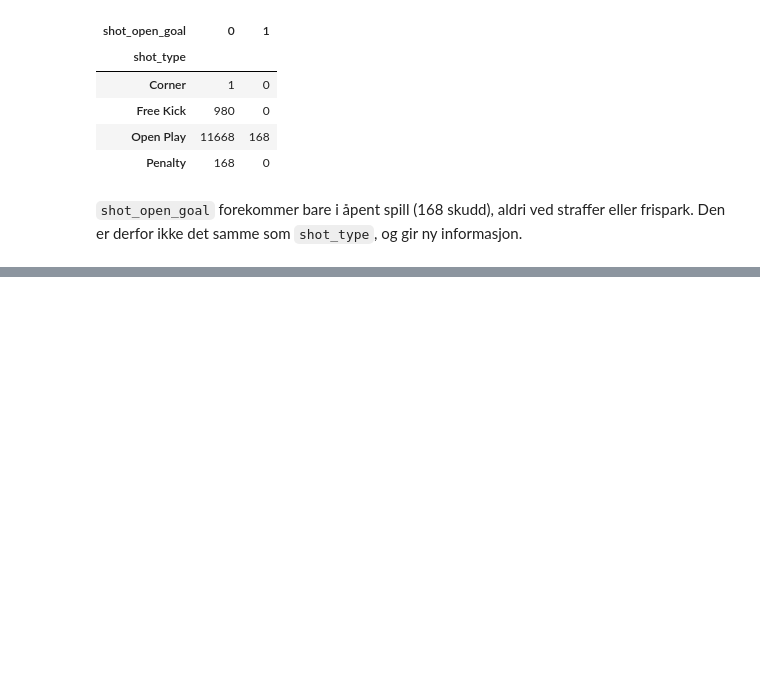
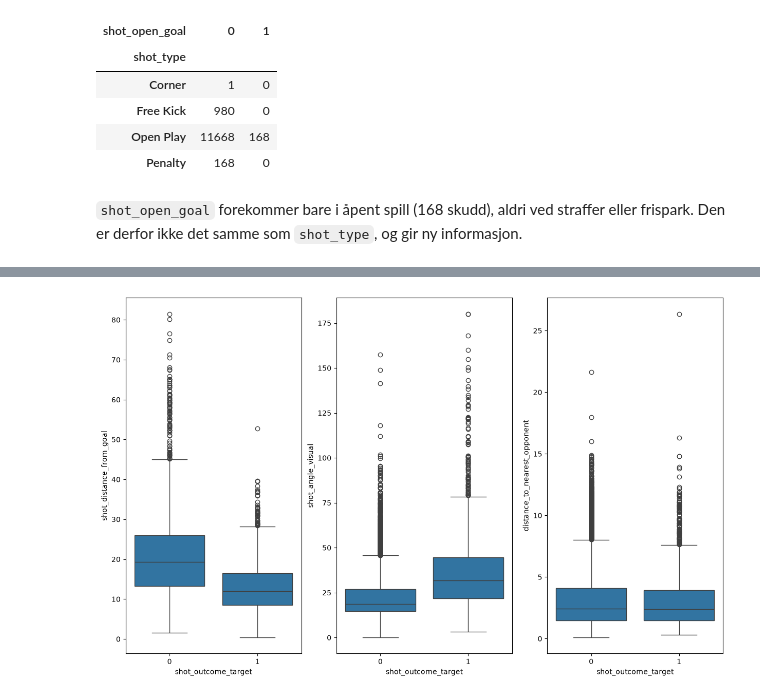
Before and after one commit to Daniel11098/football-predictions, a Jupyter notebook: Mandtory2/Ensemble_Models_And_Ann.ipynb, the cells around one changed output, grey strips where cells are left out. Cells and saved outputs as stored; diff of their text form; code cells hidden in the pictures; blank space fills up the shorter version.

```diff
--- a/Mandtory2/Ensemble_Models_And_Ann.ipynb
+++ b/Mandtory2/Ensemble_Models_And_Ann.ipynb
@@ -1336,0 +1387,8 @@ pd.crosstab(barcelona_shots["shot_type"], barcelona_shots["shot_open_goal"])
+# %%
+fig, ax = plt.subplots(1, 3, figsize=(15, 9))
+sbn.boxplot(data=barcelona_shots, x=target, y="shot_distance_from_goal", ax=ax[0])
+sbn.boxplot(data=barcelona_shots, x=target, y="shot_angle_visual", ax=ax[1])
+sbn.boxplot(data=barcelona_shots, x=target, y="distance_to_nearest_opponent", ax=ax[2])
+plt.show()
+# %% [output]
+[figure, added]
```
Also changed, not shown: parts of 43 cells of this notebook, 4 other files.
